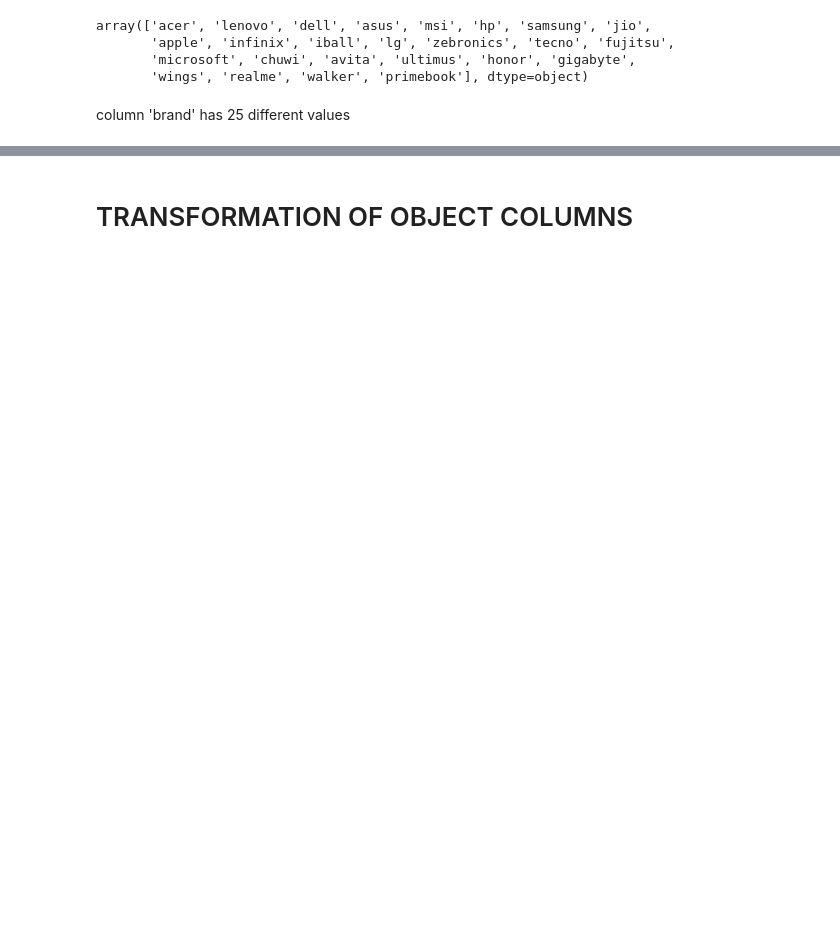
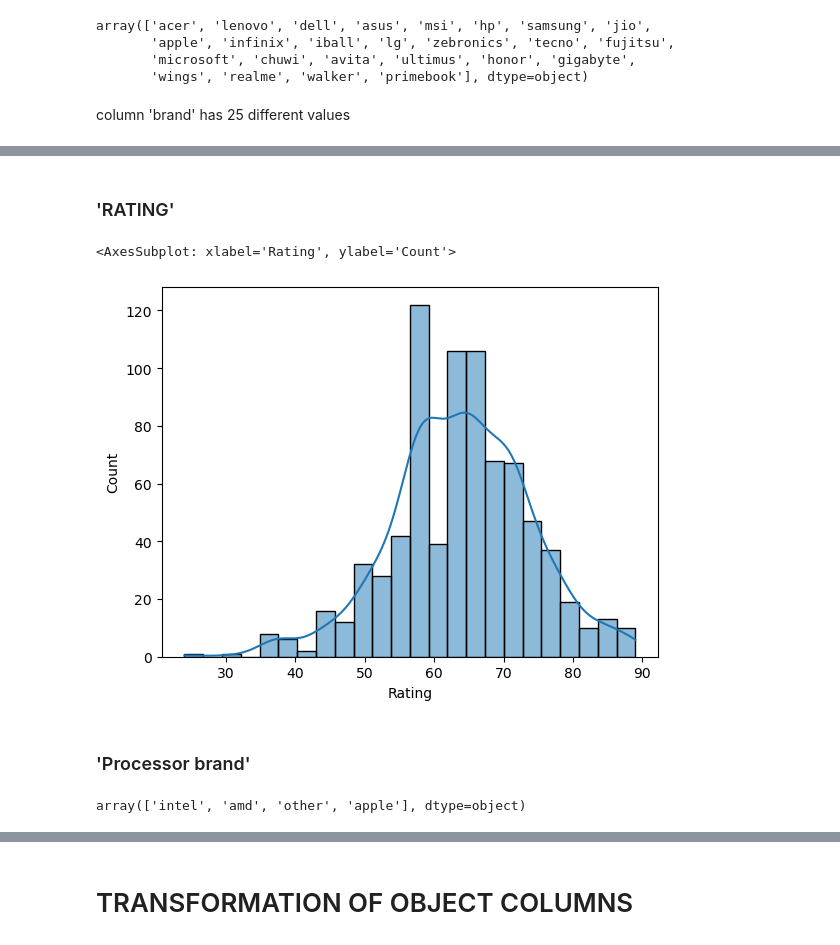
Before and after one commit to kateqwerty001/Laptops_Clustering, a Jupyter notebook: EDA/EDA_LaptopsClustering_Kate.ipynb, the cells around one changed output, grey strips where cells are left out. Saved outputs shown, nothing was run; the diff lists cells and outputs as text; code cells hidden in the pictures; blank space fills up the shorter version.

```diff
--- a/EDA/EDA_LaptopsClustering_Kate.ipynb
+++ b/EDA/EDA_LaptopsClustering_Kate.ipynb
@@ -88,0 +121,13 @@ column 'brand' has 25 different values
+# %% [markdown]
+### 'RATING'
+# %%
+sns.histplot(data=data, x="Rating", kde=True)
+# %% [output]
+<AxesSubplot: xlabel='Rating', ylabel='Count'>
+[figure, added]
+# %% [markdown]
+### 'Processor brand'
+# %%
+pd.unique(data['processor_brand'])
+# %% [output]
+array(['intel', 'amd', 'other', 'apple'], dtype=object)
```
Also changed, not shown: parts of 73 cells of this notebook.
